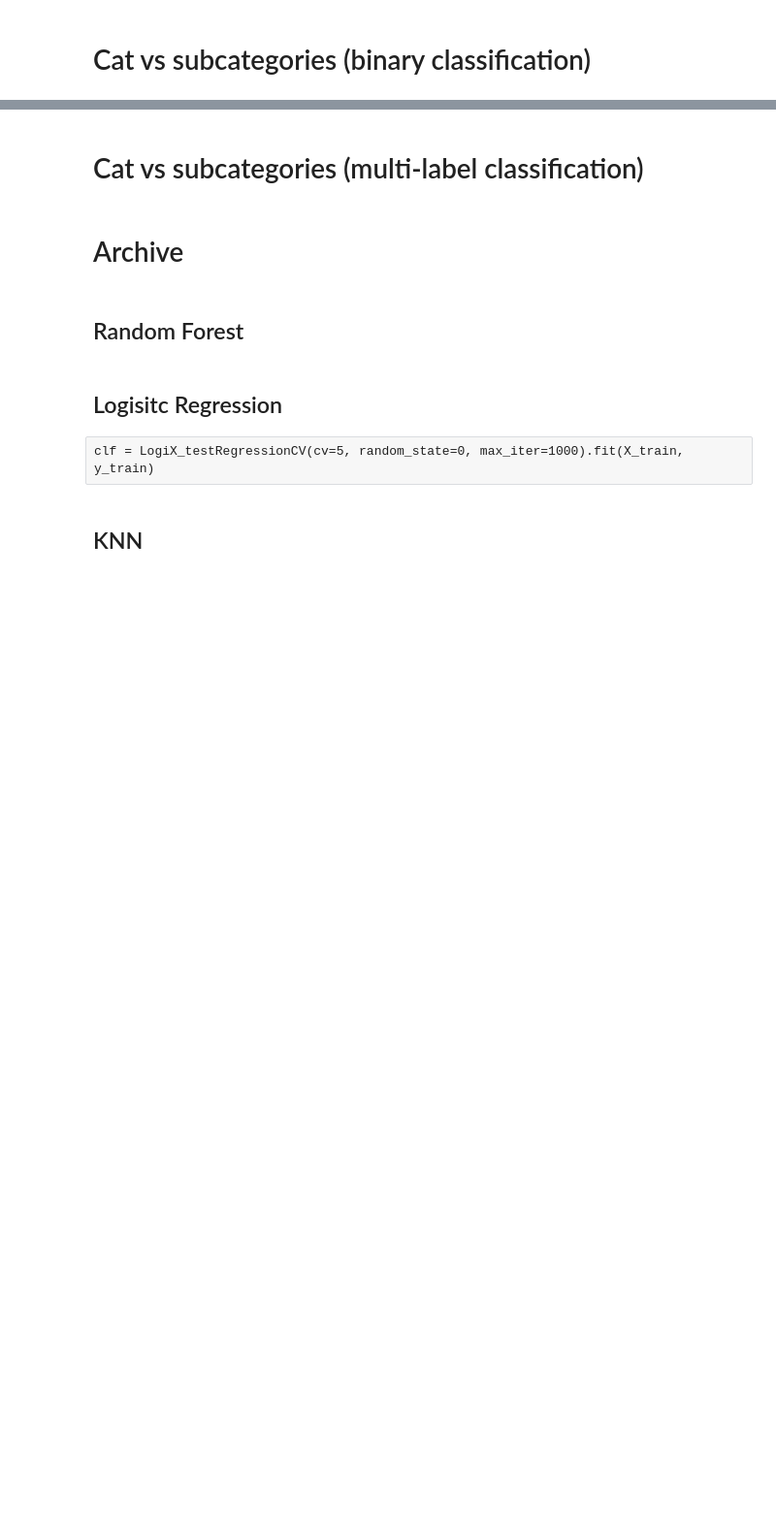
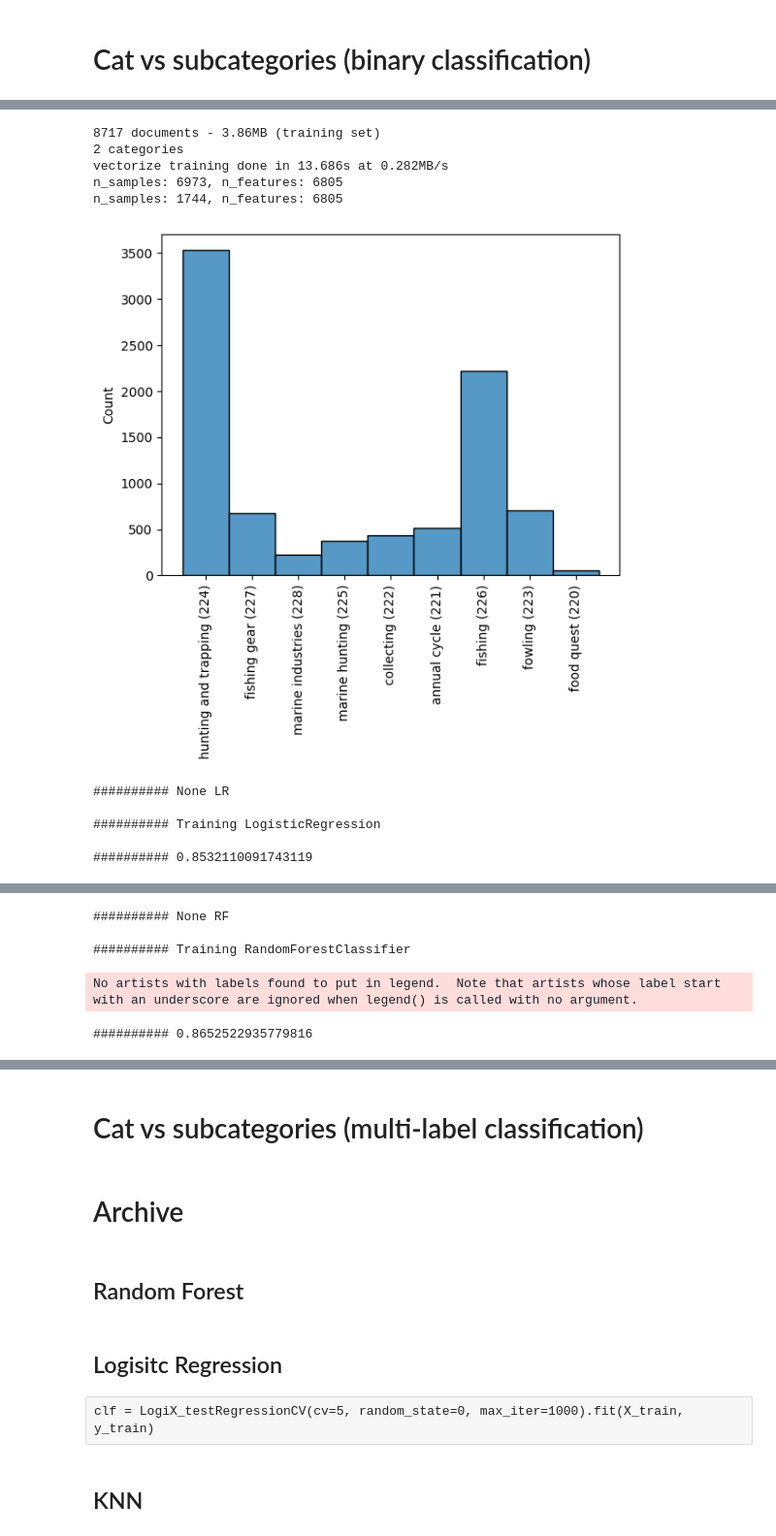
Before and after one commit to hasan-sh/fffff, a Jupyter notebook: Model 102.ipynb, the cells around one changed output, grey strips where cells are left out. Shown: that part at 97% size. Cells and saved outputs as stored; diff of their text form; code cells hidden in the pictures; blank space fills up the shorter version.

```diff
--- a/Model 102.ipynb
+++ b/Model 102.ipynb
@@ -197,0 +224,15 @@ for i in [224, 226, 241, 243]:
+# %%
+for i in [226]:#, 226, 241, 243]:
+    run(models=['LR', 'RF'], specific_cat=i, exact=True, exclude=['hunting', 'hunter', 'hunters', 'fish', 'fishing', 'caught', 'catch', 'net', 'nets', 'river', 'hook', 'men', 'sea', 'water'], verbose=True)
+# %% [output]
+8717 documents - 3.86MB (training set)
+2 categories
+vectorize training done in 13.686s at 0.282MB/s
+n_samples: 6973, n_features: 6805
+n_samples: 1744, n_features: 6805
+[figure, added]
+########## None LR
+
+########## Training LogisticRegression
+
+########## 0.8532110091743119
@@ -197,0 +241,5 @@ for i in [224, 226, 241, 243]:
+########## None RF
+
+########## Training RandomForestClassifier
+No artists with labels found to put in legend.  Note that artists whose label start with an underscore are ignored when legend() is called with no argument.
+########## 0.8652522935779816
```
Also changed, not shown: parts of 5 cells of this notebook, 1 other file.
